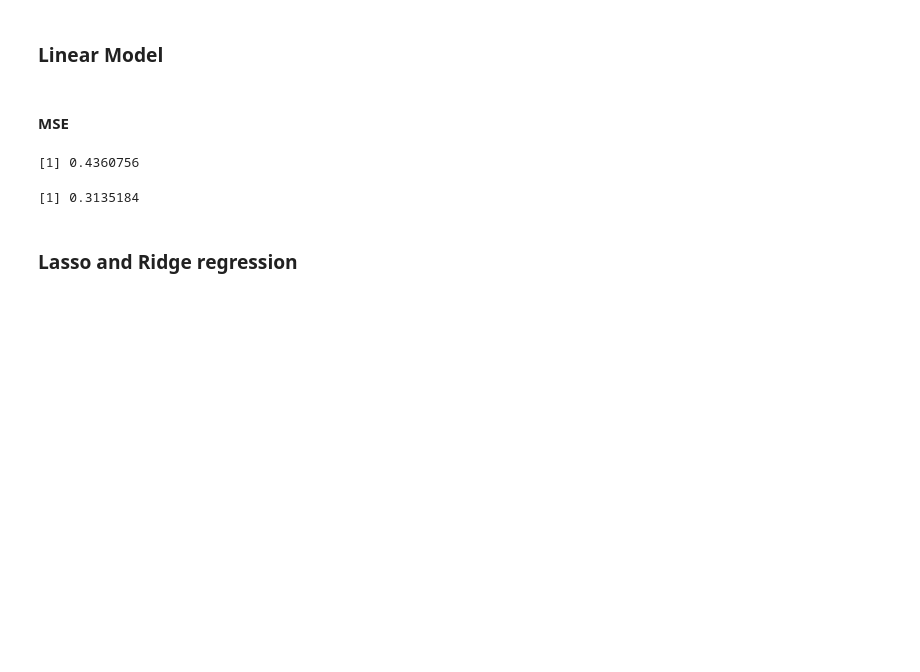
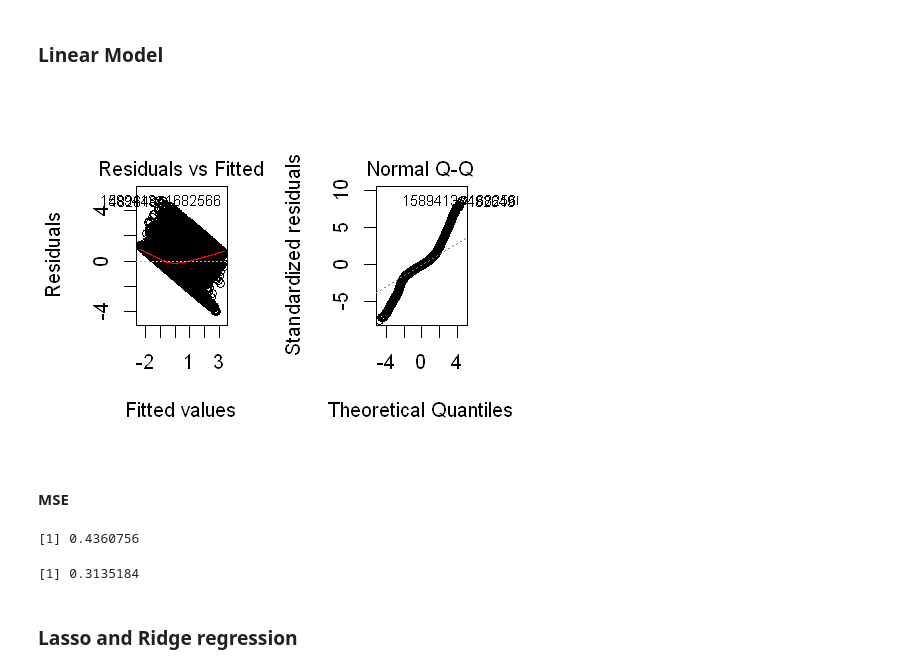
Before and after one commit to mac40/SL, a Jupyter notebook: Statistical Learning project.ipynb, the cells around one changed output. Drawn from its saved outputs; the diff is of its cells as text; code cells hidden in the pictures; blank space fills up the shorter version.

```diff
--- a/Statistical Learning project.ipynb
+++ b/Statistical Learning project.ipynb
@@ -964,6 +975,11 @@ abline(h=0,lty=2)
 lm.out <- lm(price~year+manufacturer+condition+cylinders+fuel+odometer+title_status+transmission+drive+type+paint_color,data=Test)
 # %%
 lm.out.poly <- lm(price~poly(year,4)+manufacturer+condition+cylinders+fuel+poly(odometer,9)+title_status+transmission+drive+type+paint_color,data=Test)
+# %%
+par(mfrow = c(1,2))
+plot(lm.out.poly,which=1:2)
+# %% [output]
+[figure, added]
 # %% [markdown]
 #### MSE
 # %%
```
Also changed, not shown: parts of 3 cells of this notebook, 1 other file.
